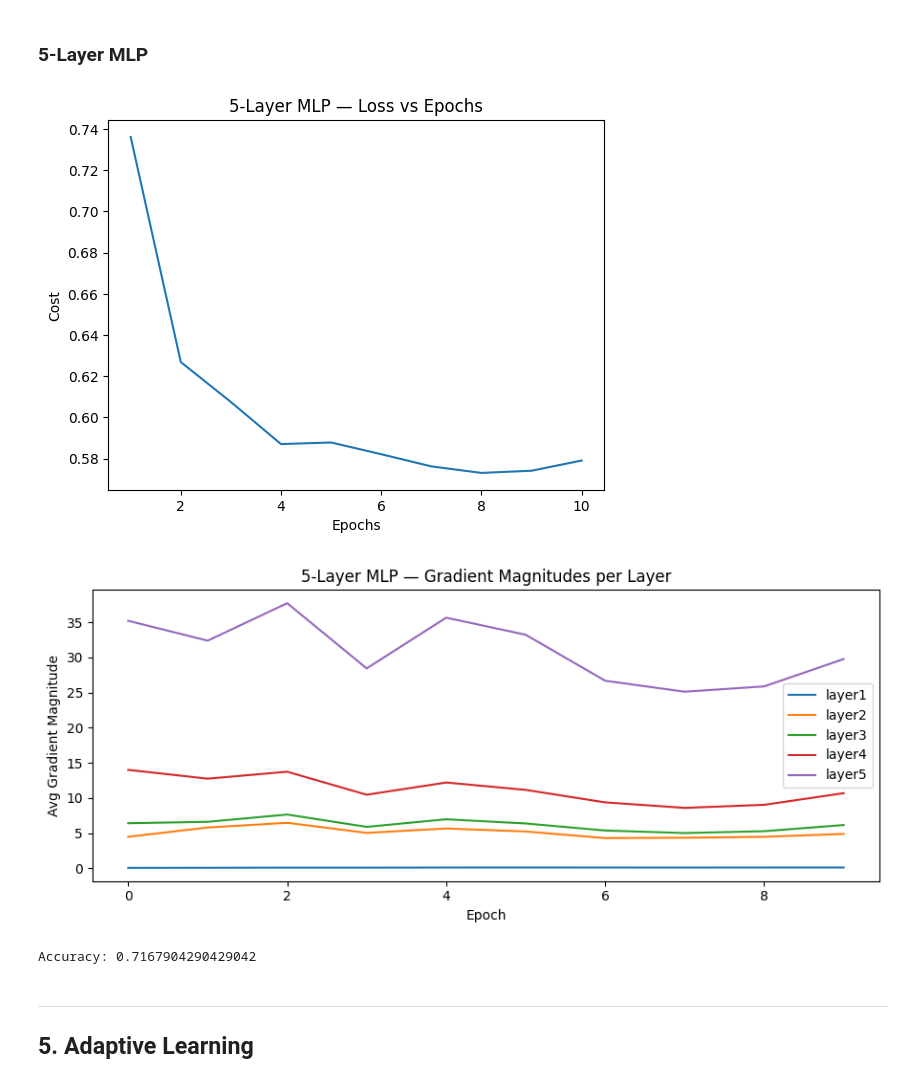
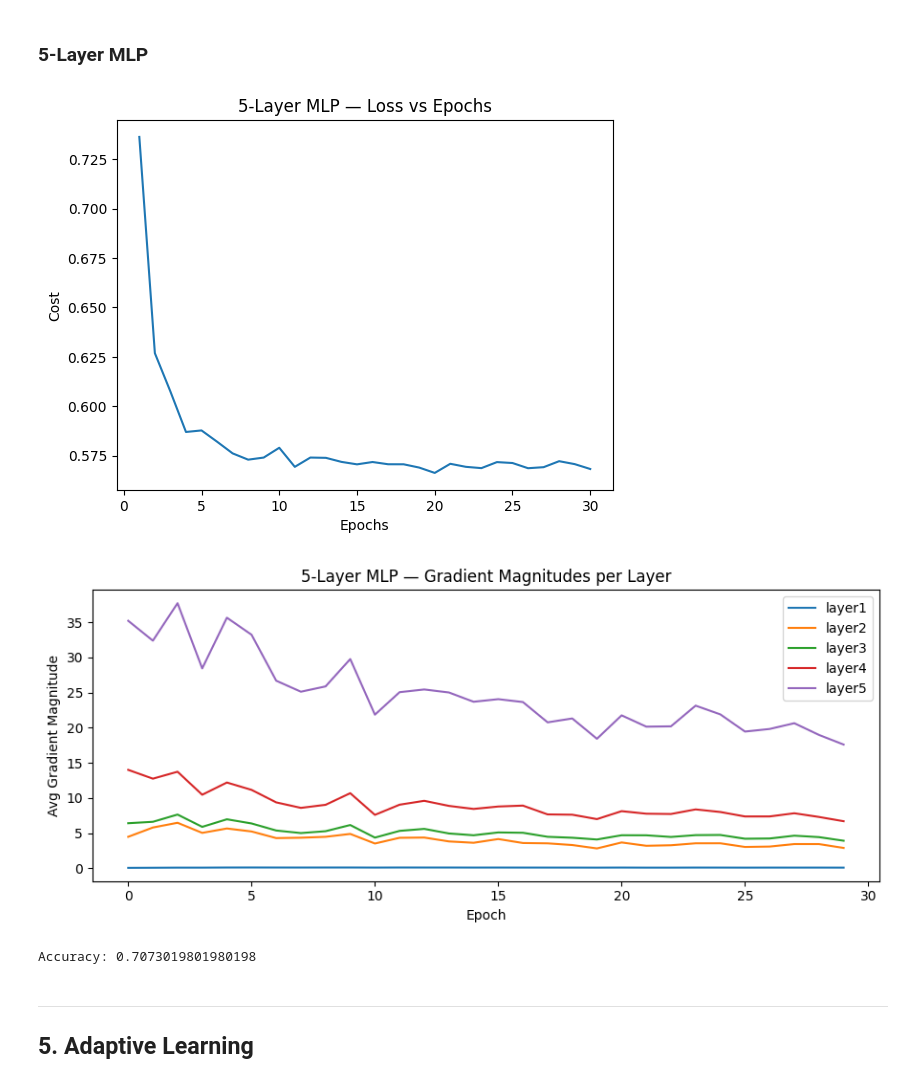
Before and after one commit to Jadonsw123/MachineLearning2026Lab4, a Jupyter notebook: lab4_mlp.ipynb, the cells around one changed output. Drawn from its saved outputs; the diff is of its cells as text; code cells hidden in the pictures.

```diff
--- a/lab4_mlp.ipynb
+++ b/lab4_mlp.ipynb
@@ -448,7 +448,7 @@ from matplotlib import pyplot as plt
 from sklearn.metrics import accuracy_score
 
 params = { 'n_hidden':30,
-         'C':0.1, 'epochs':100, 'eta':0.001,
+         'C':0.1, 'epochs':30, 'eta':0.001,
          'alpha':0.001, 'decrease_const':1e-5, 'minibatches':50,
          'shuffle':True,'random_state':1}
 # model = TLPVectorizedMiniBatchCrossEntropyGlorot(n_hidden=30, C=0.0, epochs=50, eta=0.001, random_state=42)
@@ -761,7 +741,7 @@ class TLPVectorizedMiniBatchCrossEntropyGlorot3Layer(TLPVectorizedMiniBatchCross
 # %%
 model3L = TLPVectorizedMiniBatchCrossEntropyGlorot3Layer(
     n_hidden=64, n_hidden2=32,
-    C=0.1, epochs=10, eta=0.001,
+    C=0.1, epochs=30, eta=0.001,
     alpha=0.001, decrease_const=1e-5,
     minibatches=50, shuffle=True, random_state=1
 )
@@ -955,7 +935,7 @@ class TLPVectorizedMiniBatchCrossEntropyGlorot4Layer(TLPVectorizedMiniBatchCross
 # %%
 model4L = TLPVectorizedMiniBatchCrossEntropyGlorot4Layer(
     n_hidden=64, n_hidden2=32, n_hidden3=16,
-    C=0.1, epochs=10, eta=0.001,
+    C=0.1, epochs=30, eta=0.001,
     alpha=0.001, decrease_const=1e-5,
     minibatches=50, shuffle=True, random_state=1
 )
@@ -1174,31 +1154,31 @@ class TLPVectorizedMiniBatchCrossEntropyGlorot5Layer(TLPVectorizedMiniBatchCross
 # %%
 model5L = TLPVectorizedMiniBatchCrossEntropyGlorot5Layer(
     n_hidden=64, n_hidden2=32, n_hidden3=16, n_hidden4=8,
-    C=0.1, epochs=10, eta=0.001,
+    C=0.1, epochs=30, eta=0.001,
     alpha=0.001, decrease_const=1e-5,
     minibatches=50, shuffle=True, random_state=1
 )
 model5L.fit(X_train_ohe, y_train, print_progress=50)
 
 # plot loss
 flat_costs = [np.mean(epoch) for epoch in model5L.cost_]
 plt.plot(range(1, len(flat_costs)+1), flat_costs)
 plt.xlabel('Epochs')
 plt.ylabel('Cost')
 plt.title('5-Layer MLP — Loss vs Epochs')
 plt.show()
 
 # plot gradient magnitudes
 model5L.plot_grad_magnitudes()
 
 # evaluate accuracy
 y_pred = model5L.predict(X_test_ohe)
 acc = accuracy_score(y_test, y_pred)
 print("Accuracy:", acc)
 # %% [output]
-[figure, old version]
+[figure, new version]
-[figure, old version]
+[figure, new version]
-Accuracy: 0.7167904290429042
+Accuracy: 0.7073019801980198
 # %% [markdown]
 ---
 ## 5. Adaptive Learning
```
Also changed, not shown: parts of 12 cells of this notebook.
